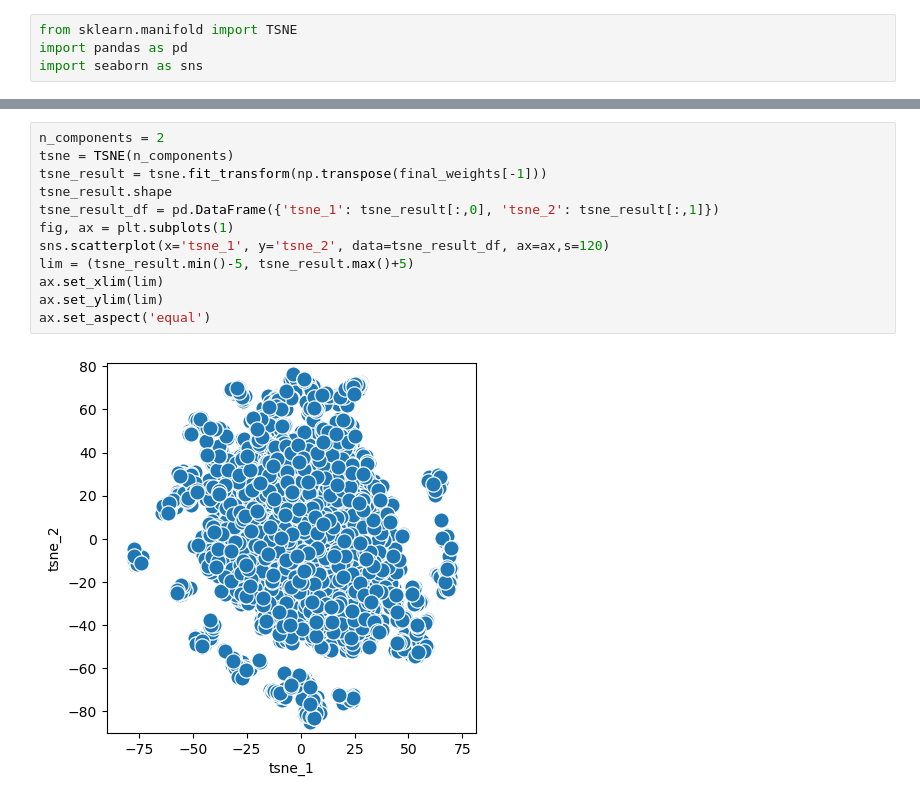
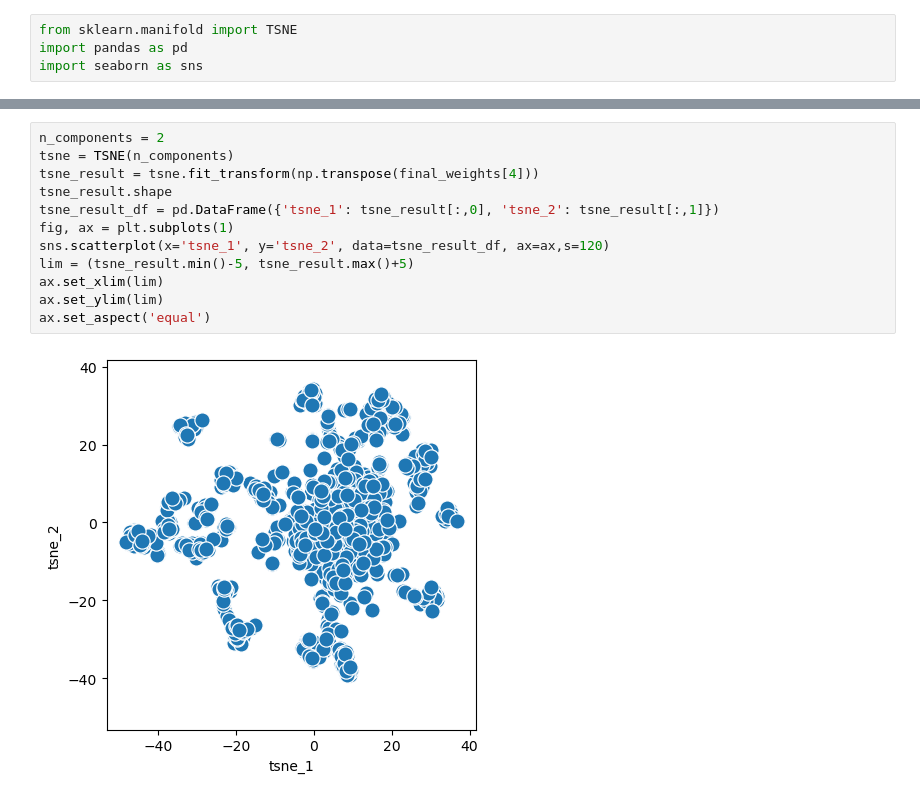
Before and after one commit to Kennethm-spec/Exploring-the-Limits-of-Lazy-Training-in-Neural-Networks, a Jupyter notebook: two_layer.ipynb, the cells around one changed output, grey strips where cells are left out. Drawn from its saved outputs; the diff is of its cells as text.

```diff
--- a/two_layer.ipynb
+++ b/two_layer.ipynb
@@ -395,14 +395,14 @@ ax.set_aspect('equal')
 # %%
 n_components = 2
 tsne = TSNE(n_components)
-tsne_result = tsne.fit_transform(np.transpose(final_weights[-1]))
+tsne_result = tsne.fit_transform(np.transpose(final_weights[4]))
 tsne_result.shape
 tsne_result_df = pd.DataFrame({'tsne_1': tsne_result[:,0], 'tsne_2': tsne_result[:,1]})
 fig, ax = plt.subplots(1)
 sns.scatterplot(x='tsne_1', y='tsne_2', data=tsne_result_df, ax=ax,s=120)
 lim = (tsne_result.min()-5, tsne_result.max()+5)
 ax.set_xlim(lim)
 ax.set_ylim(lim)
 ax.set_aspect('equal')
 # %% [output]
-[figure, old version]
+[figure, new version]
```
Also changed, not shown: parts of 2 cells of this notebook, 1 other file.
